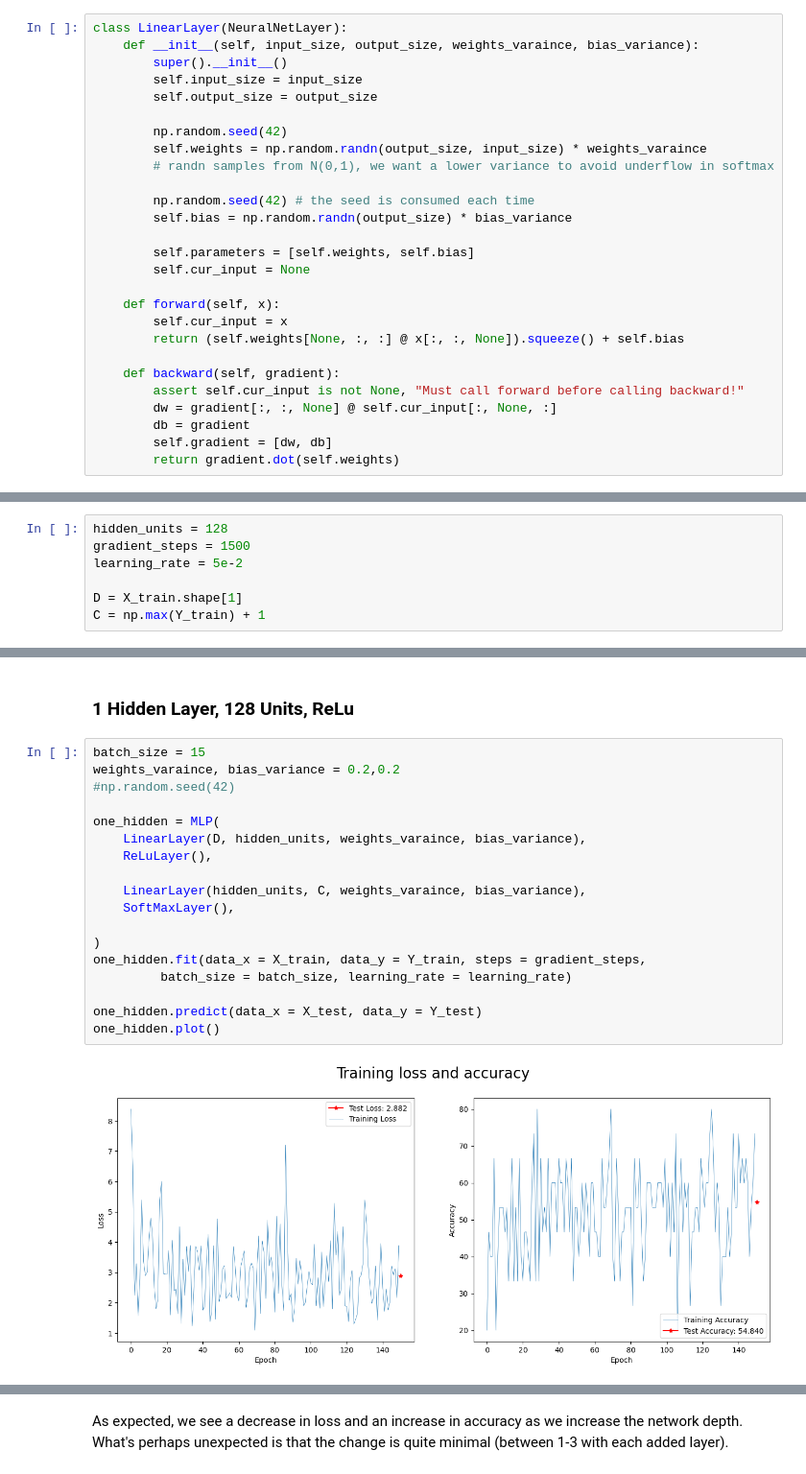
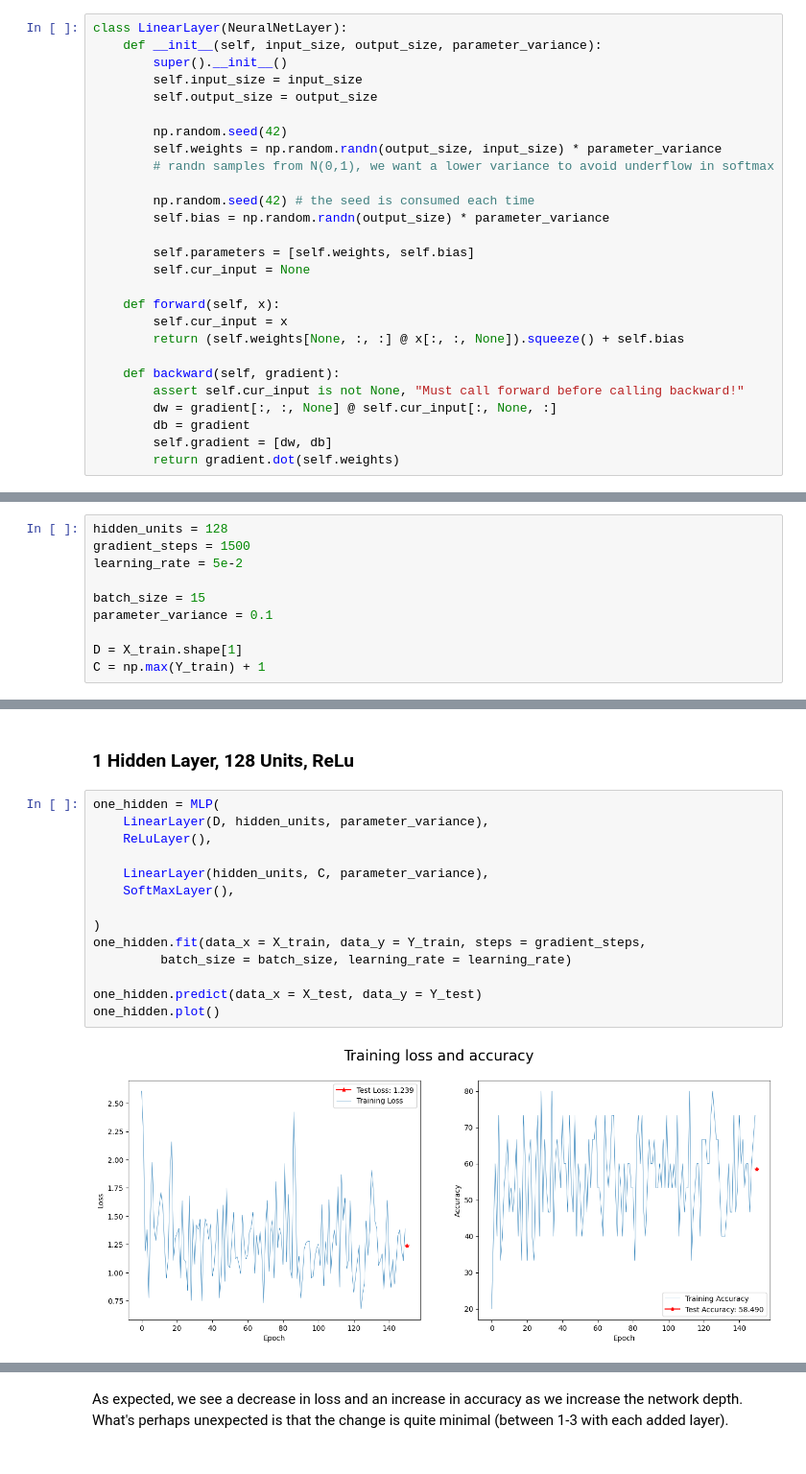
Before and after one commit to PONY1ST-past-semesters/MLP, a Jupyter notebook: ConvNet.ipynb, the cells around one changed output, grey strips where cells are left out. Shown at 96% size. Drawn from its saved outputs; the diff is of its cells as text.

Commit message:
change weight/bias variance to parameter variance

```diff
--- a/ConvNet.ipynb
+++ b/ConvNet.ipynb
@@ -204,17 +204,17 @@ We define the layers that implement this class, which are Linear, ReLu and Softm
 ## TODO: Gradient Checks
 # %%
 class LinearLayer(NeuralNetLayer):
-    def __init__(self, input_size, output_size, weights_varaince, bias_variance):
+    def __init__(self, input_size, output_size, parameter_variance):
         super().__init__()
         self.input_size = input_size
         self.output_size = output_size
 
         np.random.seed(42)
-        self.weights = np.random.randn(output_size, input_size) * weights_varaince
+        self.weights = np.random.randn(output_size, input_size) * parameter_variance
         # randn samples from N(0,1), we want a lower variance to avoid underflow in softmax
 
         np.random.seed(42) # the seed is consumed each time
-        self.bias = np.random.randn(output_size) * bias_variance
+        self.bias = np.random.randn(output_size) * parameter_variance
 
         self.parameters = [self.weights, self.bias]
         self.cur_input = None
@@ -412,6 +412,9 @@ hidden_units = 128
 gradient_steps = 1500
 learning_rate = 5e-2
 
+batch_size = 15
+parameter_variance = 0.1
+
 D = X_train.shape[1]
 C = np.max(Y_train) + 1
 # %% [markdown]
@@ -436,23 +435,19 @@ no_hidden.plot()
 # %% [markdown]
 ### 1 Hidden Layer, 128 Units, ReLu
 # %%
-batch_size = 15
-weights_varaince, bias_variance = 0.2,0.2
-#np.random.seed(42)
-
 one_hidden = MLP(
-    LinearLayer(D, hidden_units, weights_varaince, bias_variance),
+    LinearLayer(D, hidden_units, parameter_variance),
     ReLuLayer(),
 
-    LinearLayer(hidden_units, C, weights_varaince, bias_variance),
+    LinearLayer(hidden_units, C, parameter_variance),
     SoftMaxLayer(),
 
 )
 one_hidden.fit(data_x = X_train, data_y = Y_train, steps = gradient_steps,
          batch_size = batch_size, learning_rate = learning_rate)
 
 one_hidden.predict(data_x = X_test, data_y = Y_test)
 one_hidden.plot()
 # %% [output]
-[figure, old version]
+[figure, new version]
 # %% [markdown]
```
Also changed, not shown: parts of 19 cells of this notebook.
